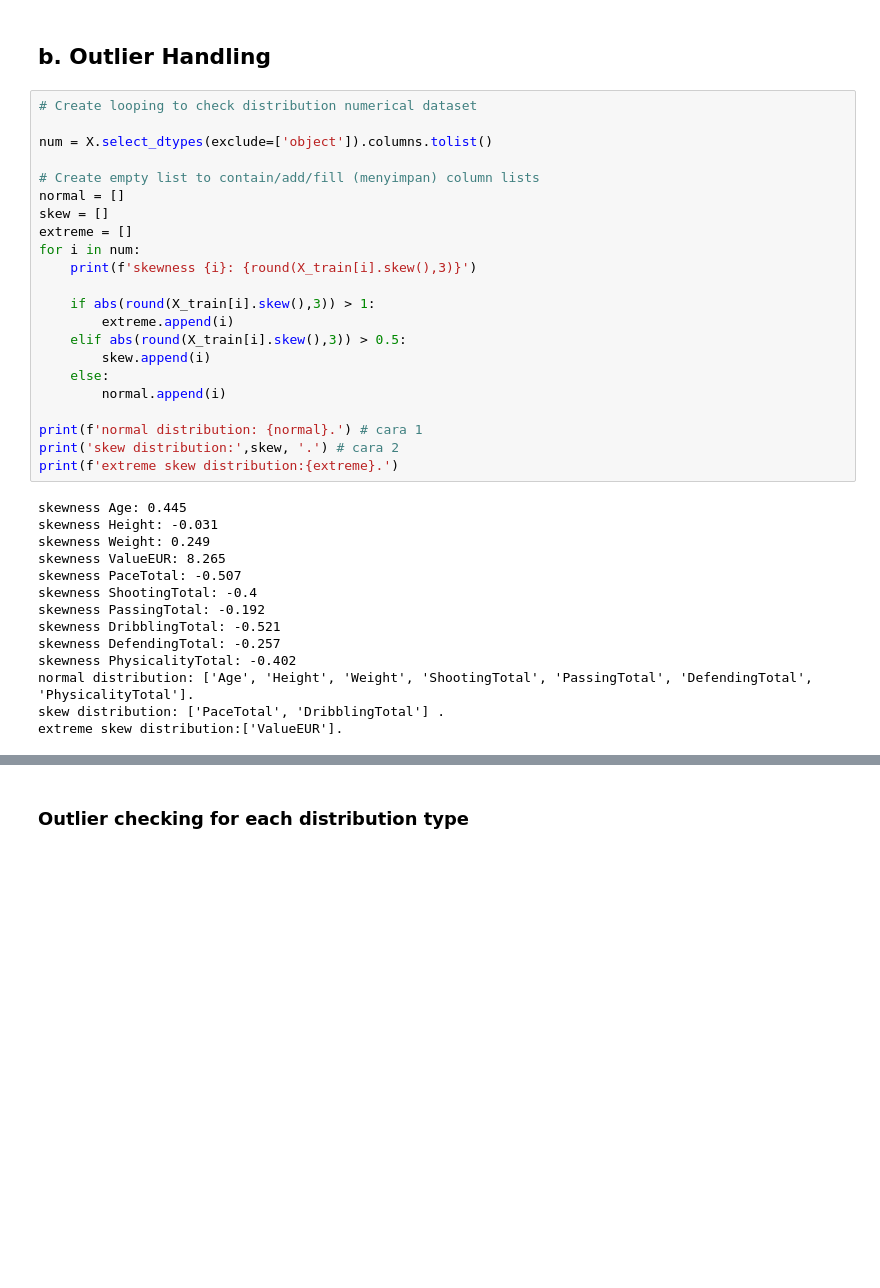
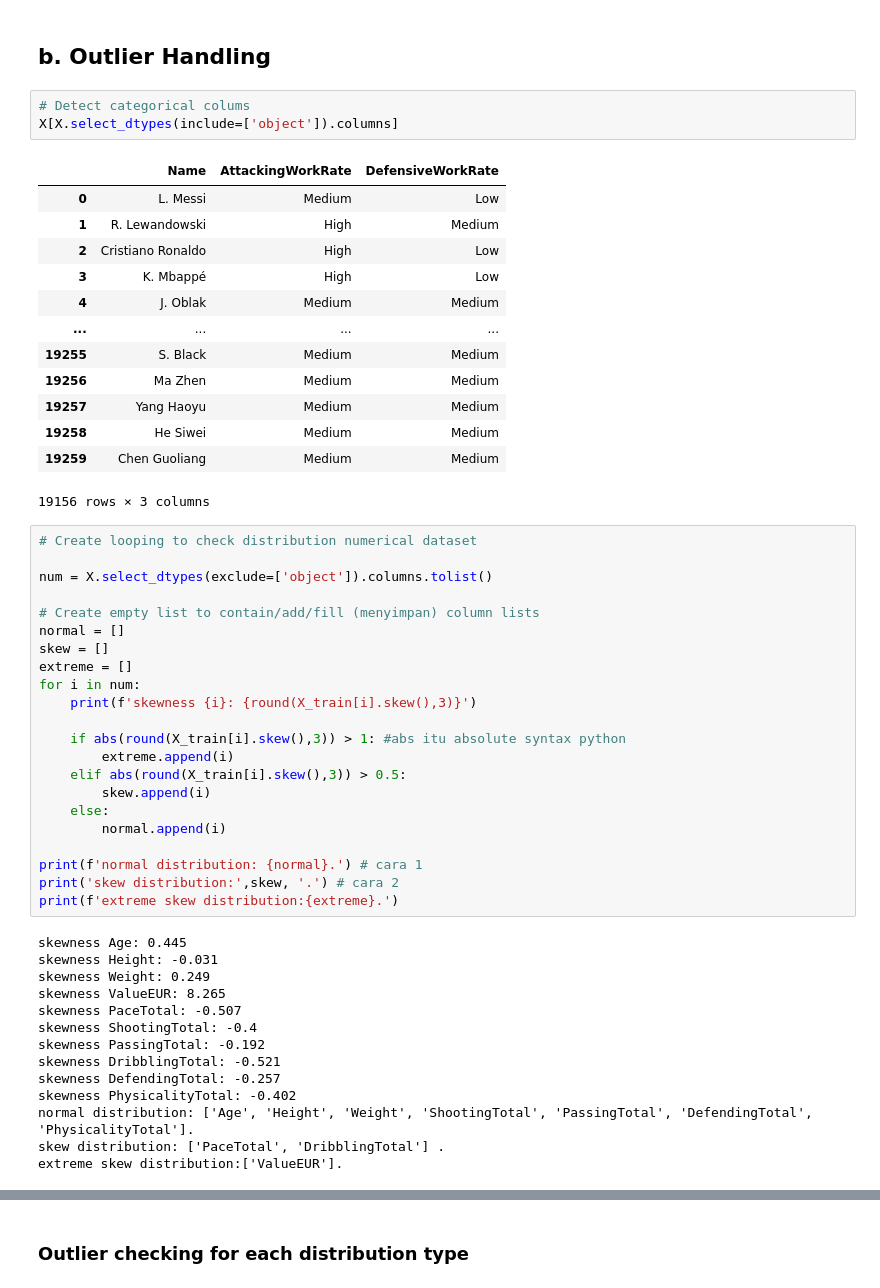
Before and after one commit to Vincentim27/belajar_push_103_pytn_rmt, a Jupyter notebook: Regresi/FIFA.ipynb, the cells around one changed output, grey strips where cells are left out. Drawn from its saved outputs; the diff is of its cells as text; blank space fills up the shorter version.

```diff
--- a/Regresi/FIFA.ipynb
+++ b/Regresi/FIFA.ipynb
@@ -216,6 +223,23 @@ y_test.isnull().sum()
 0
 # %% [markdown]
 ## b. Outlier Handling
+# %%
+# Detect categorical colums
+X[X.select_dtypes(include=['object']).columns]
+# %% [output]
+|  | Name | AttackingWorkRate | DefensiveWorkRate |
+| 0 | L. Messi | Medium | Low |
+| 1 | R. Lewandowski | High | Medium |
+| 2 | Cristiano Ronaldo | High | Low |
+| 3 | K. Mbappé | High | Low |
+| 4 | J. Oblak | Medium | Medium |
+| ... | ... | ... | ... |
+| 19255 | S. Black | Medium | Medium |
+| 19256 | Ma Zhen | Medium | Medium |
+| 19257 | Yang Haoyu | Medium | Medium |
+| 19258 | He Siwei | Medium | Medium |
+| 19259 | Chen Guoliang | Medium | Medium |
+19156 rows × 3 columns
 # %%
 # Create looping to check distribution numerical dataset
 
@@ -228,7 +252,7 @@ extreme = []
 for i in num:
     print(f'skewness {i}: {round(X_train[i].skew(),3)}')
 
-    if abs(round(X_train[i].skew(),3)) > 1:
+    if abs(round(X_train[i].skew(),3)) > 1: #abs itu absolute syntax python
         extreme.append(i)
     elif abs(round(X_train[i].skew(),3)) > 0.5:
         skew.append(i)
```
Also changed, not shown: parts of 51 cells of this notebook.
